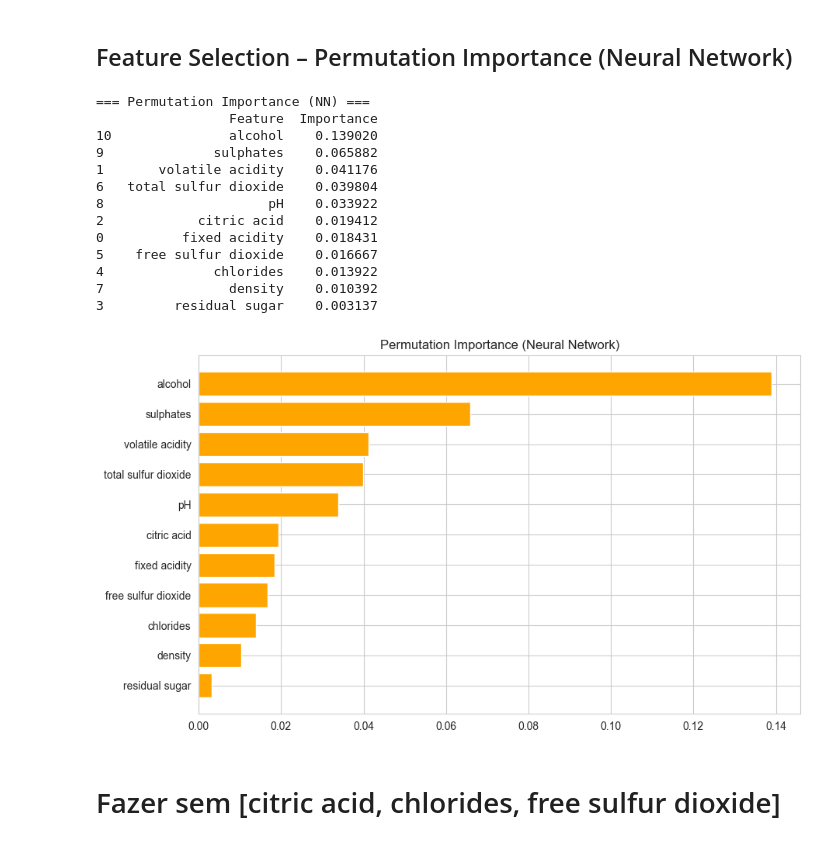
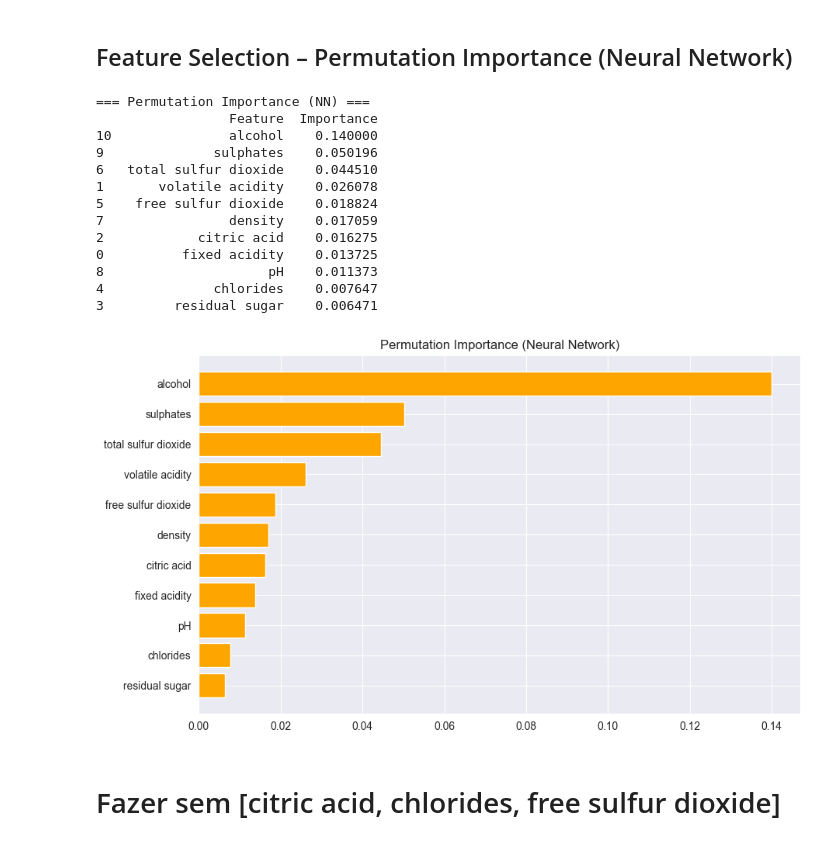
Before and after one commit to tomasgferreira06/ML_TP, a Jupyter notebook: projetoML.ipynb, the cells around one changed output. Saved outputs shown, nothing was run; the diff lists cells and outputs as text; code cells hidden in the pictures.

```diff
--- a/projetoML.ipynb
+++ b/projetoML.ipynb
@@ -1798,0 +1351,19 @@ NEURAL NETWORK - CONFIGURAÇÃO DE HIPERPARÂMETROS
+# %%
+
+params_mlp = {
+    'activation': 'tanh',
+    'alpha': 0.05,
+    'hidden_layer_sizes': (64,),
+    'learning_rate': 'constant',
+    'learning_rate_init': 0.01,
+    'max_iter': 2500,
+    'solver': 'sgd'
+}
+
+best_mlp, mlp_accs = ensemble_mlp_full(
+    X_train_scaled,
+    X_test_scaled,
+    y_train,
+    y_test,
+    params_mlp
+)
@@ -2741,43 +2188,43 @@ plt.show()
 # %%
 from sklearn.inspection import permutation_importance
 
 perm_result = permutation_importance(
-    nn_clf,  # a tua neural network treinada
+    best_mlp,  # a tua neural network treinada
     X_test_scaled,
     y_test,
     n_repeats=15,
     random_state=42,
     n_jobs=-1
 )
 
 perm_df = pd.DataFrame({
     'Feature': X.columns,
     'Importance': perm_result.importances_mean
 }).sort_values(by='Importance', ascending=False)
 
 print("=== Permutation Importance (NN) ===")
 print(perm_df)
 
 plt.figure(figsize=(10, 6))
 plt.barh(perm_df['Feature'], perm_df['Importance'], color='orange')
 plt.title("Permutation Importance (Neural Network)")
 plt.gca().invert_yaxis()
 plt.show()
 # %% [output]
 === Permutation Importance (NN) ===
                  Feature  Importance
-10               alcohol    0.139020
-9              sulphates    0.065882
-1       volatile acidity    0.041176
-6   total sulfur dioxide    0.039804
-8                     pH    0.033922
-2            citric acid    0.019412
-0          fixed acidity    0.018431
-5    free sulfur dioxide    0.016667
-4              chlorides    0.013922
-7                density    0.010392
-3         residual sugar    0.003137
+10               alcohol    0.140000
+9              sulphates    0.050196
+6   total sulfur dioxide    0.044510
+1       volatile acidity    0.026078
+5    free sulfur dioxide    0.018824
+7                density    0.017059
+2            citric acid    0.016275
+0          fixed acidity    0.013725
+8                     pH    0.011373
+4              chlorides    0.007647
+3         residual sugar    0.006471
-[figure, old version]
+[figure, new version]
 # %% [markdown]
 # Fazer sem [citric acid, chlorides, free sulfur dioxide]
 # %%
```
Also changed, not shown: parts of 34 cells of this notebook.
